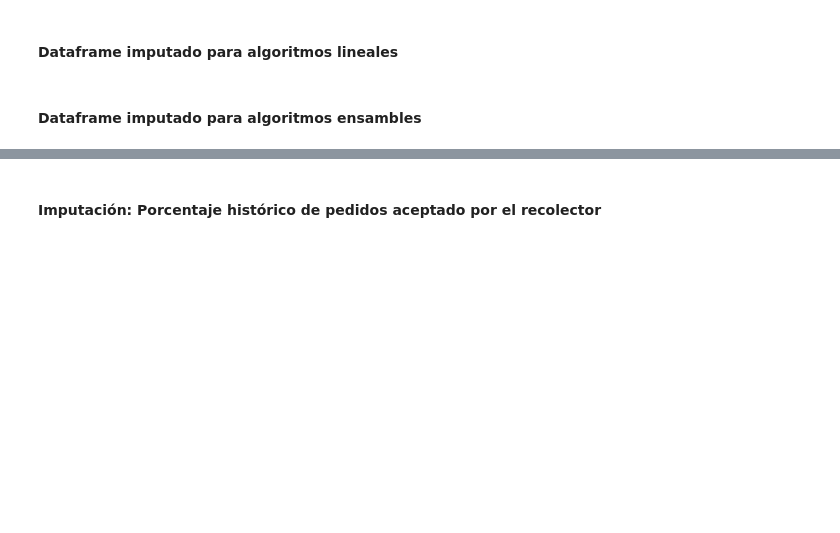
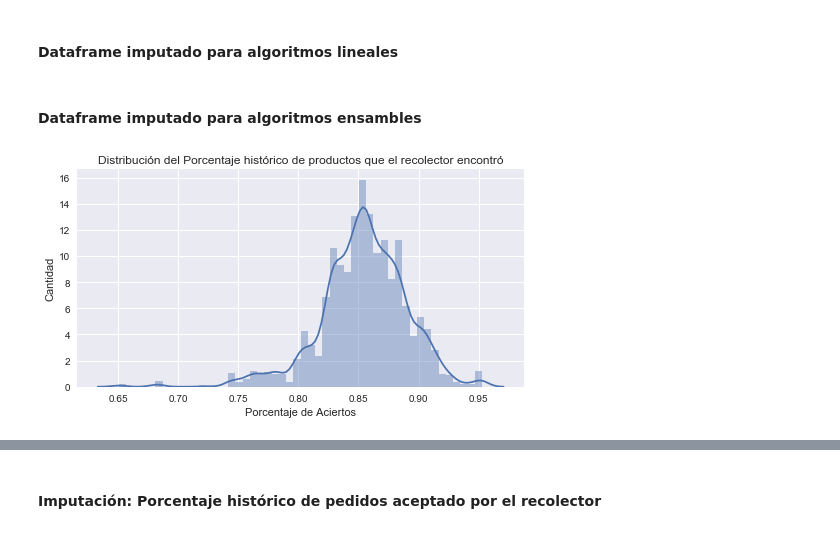
Before and after one commit to callejasv1/proyecto_oraculo, a Jupyter notebook: ProyectoV_Original.ipynb, the cells around one changed output, grey strips where cells are left out. Saved outputs shown, nothing was run; the diff lists cells and outputs as text; code cells hidden in the pictures; blank space fills up the shorter version.

```diff
--- a/ProyectoV_Original.ipynb
+++ b/ProyectoV_Original.ipynb
@@ -718,9 +720,11 @@ df_modelo_ensamble_imputado.drop(columns=['cantidad_total', 'clasificacion_recol
 # %%
 plt.figure(figsize=(8, 4))
-sns.distplot(df2.p_aciertos)
+sns.distplot(df_modelo_ensamble_imputado.p_aciertos)
 plt.xlabel("Porcentaje de Aciertos")
 plt.ylabel("Cantidad")
 plt.title("Distribución del Porcentaje histórico de productos que el recolector encontró");
+# %% [output]
+[figure, added]
 # %%
 plt.figure(figsize=(8, 4))
 plt.hist(df2['p_aciertos'], alpha=0.5)
```
Also changed, not shown: parts of 10 cells of this notebook, 3 other files.
